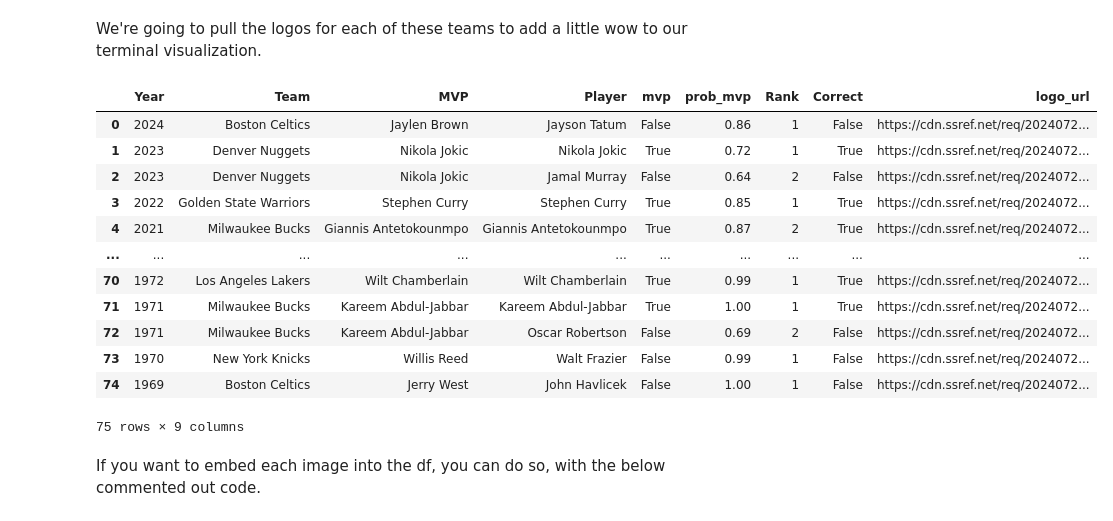
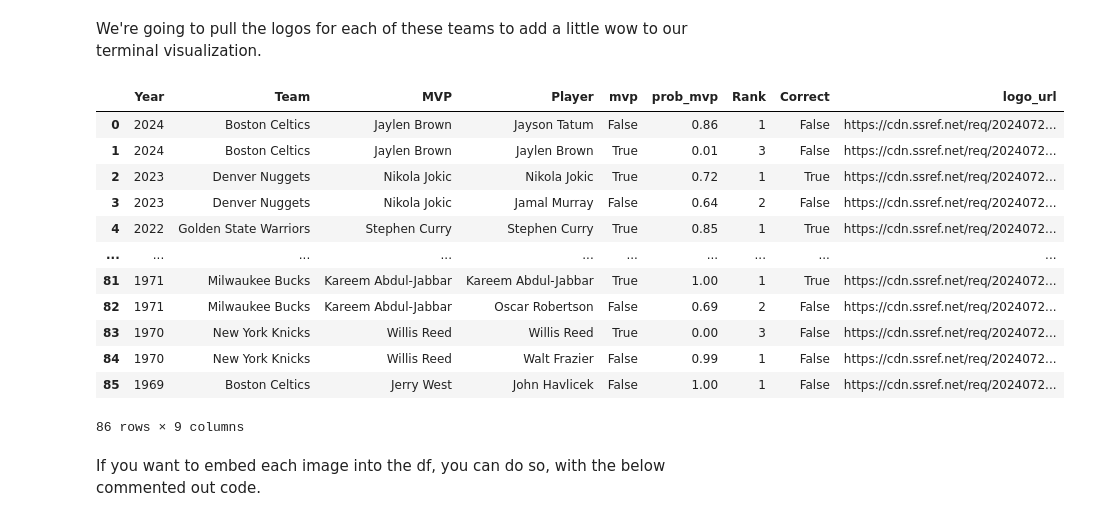
Before and after one commit to NFordUMass/finalsmvp, a Jupyter notebook: finalsmvp.ipynb, the cells around one changed output. Drawn from its saved outputs; the diff is of its cells as text; code cells hidden in the pictures.

```diff
--- a/finalsmvp.ipynb
+++ b/finalsmvp.ipynb
@@ -428,10 +428,10 @@ mvp_col = output['Year'].apply(mvp_from_year)
 output.insert(loc=1,column='MVP',value=mvp_col)
 team_col = output['Year'].apply(champ_from_year)
 output.insert(loc=1,column='Team',value=team_col)
-rank_col = output.groupby(['Year', 'Team'])['prob_mvp'].rank(ascending=False, method='dense').astype(int)
+rank_col = output.groupby(['Year', 'Team'])['prob_mvp'].rank(ascending=False,  = , method='dense').astype(int)
 output.insert(loc=6,column='Rank',value=rank_col)
 output.to_csv('output/machine_learning_output.csv')
-output.sample(5)
+output.head(5)
 # %% [output]
 |  | Year | Team | MVP | Player | mvp | prob_mvp | Rank | Binary | Correct |
 | 65 | 2016 | Cleveland Cavaliers | LeBron James | Kyrie Irving | False | 0.13 | 2 | 0.0 | True |
@@ -534,25 +544,25 @@ I'm also surprised by the lack of divergence on some specific examples *cough* A
 # %% [markdown]
 We're going to pull the logos for each of these teams to add a little wow to our terminal visualization.
 # %%
-picks = output[(output['Binary']== 1)].reset_index(drop=True)
+picks = output[(output['Binary']== 1) | (output['mvp']== 1)].reset_index(drop=True)
 visual = picks.drop(columns=['Binary'])
 visual['logo_url'] = visual.apply(lambda x: logo_from_team_name(x['Team'],x['Year']),axis=1)
 visual.to_csv('output/tableau_winners_and_picks.csv')
 visual
 # %% [output]
 |  | Year | Team | MVP | Player | mvp | prob_mvp | Rank | Correct | logo_url |
 | 0 | 2024 | Boston Celtics | Jaylen Brown | Jayson Tatum | False | 0.86 | 1 | False | https://cdn.ssref.net/req/2024072... |
-| 1 | 2023 | Denver Nuggets | Nikola Jokic | Nikola Jokic | True | 0.72 | 1 | True | https://cdn.ssref.net/req/2024072... |
-| 2 | 2023 | Denver Nuggets | Nikola Jokic | Jamal Murray | False | 0.64 | 2 | False | https://cdn.ssref.net/req/2024072... |
-| 3 | 2022 | Golden State Warriors | Stephen Curry | Stephen Curry | True | 0.85 | 1 | True | https://cdn.ssref.net/req/2024072... |
-| 4 | 2021 | Milwaukee Bucks | Giannis Antetokounmpo | Giannis Antetokounmpo | True | 0.87 | 2 | True | https://cdn.ssref.net/req/2024072... |
+| 1 | 2024 | Boston Celtics | Jaylen Brown | Jaylen Brown | True | 0.01 | 3 | False | https://cdn.ssref.net/req/2024072... |
+| 2 | 2023 | Denver Nuggets | Nikola Jokic | Nikola Jokic | True | 0.72 | 1 | True | https://cdn.ssref.net/req/2024072... |
+| 3 | 2023 | Denver Nuggets | Nikola Jokic | Jamal Murray | False | 0.64 | 2 | False | https://cdn.ssref.net/req/2024072... |
+| 4 | 2022 | Golden State Warriors | Stephen Curry | Stephen Curry | True | 0.85 | 1 | True | https://cdn.ssref.net/req/2024072... |
 | ... | ... | ... | ... | ... | ... | ... | ... | ... | ... |
-| 70 | 1972 | Los Angeles Lakers | Wilt Chamberlain | Wilt Chamberlain | True | 0.99 | 1 | True | https://cdn.ssref.net/req/2024072... |
-| 71 | 1971 | Milwaukee Bucks | Kareem Abdul-Jabbar | Kareem Abdul-Jabbar | True | 1.00 | 1 | True | https://cdn.ssref.net/req/2024072... |
-| 72 | 1971 | Milwaukee Bucks | Kareem Abdul-Jabbar | Oscar Robertson | False | 0.69 | 2 | False | https://cdn.ssref.net/req/2024072... |
-| 73 | 1970 | New York Knicks | Willis Reed | Walt Frazier | False | 0.99 | 1 | False | https://cdn.ssref.net/req/2024072... |
-| 74 | 1969 | Boston Celtics | Jerry West | John Havlicek | False | 1.00 | 1 | False | https://cdn.ssref.net/req/2024072... |
+| 81 | 1971 | Milwaukee Bucks | Kareem Abdul-Jabbar | Kareem Abdul-Jabbar | True | 1.00 | 1 | True | https://cdn.ssref.net/req/2024072... |
+| 82 | 1971 | Milwaukee Bucks | Kareem Abdul-Jabbar | Oscar Robertson | False | 0.69 | 2 | False | https://cdn.ssref.net/req/2024072... |
+| 83 | 1970 | New York Knicks | Willis Reed | Willis Reed | True | 0.00 | 3 | False | https://cdn.ssref.net/req/2024072... |
+| 84 | 1970 | New York Knicks | Willis Reed | Walt Frazier | False | 0.99 | 1 | False | https://cdn.ssref.net/req/2024072... |
+| 85 | 1969 | Boston Celtics | Jerry West | John Havlicek | False | 1.00 | 1 | False | https://cdn.ssref.net/req/2024072... |
-75 rows × 9 columns
+86 rows × 9 columns
 # %% [markdown]
 If you want to embed each image into the df, you can do so, with the below commented out code.
 # %%
```
Also changed, not shown: parts of 4 cells of this notebook, 10 other files.
